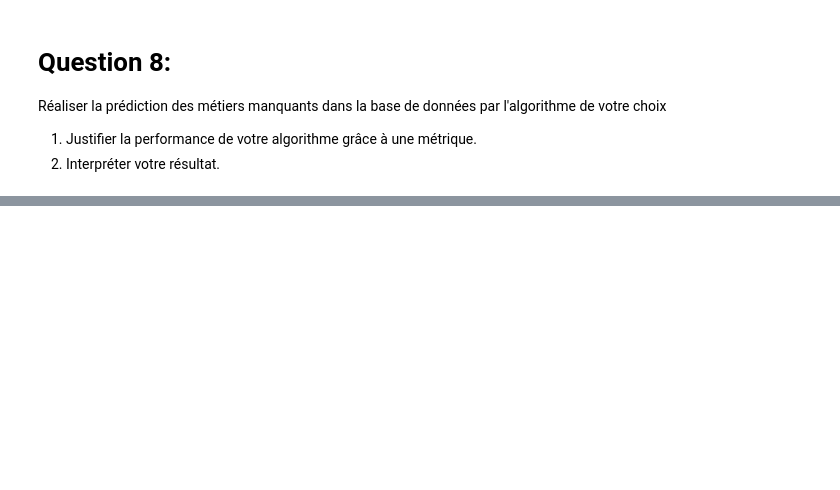
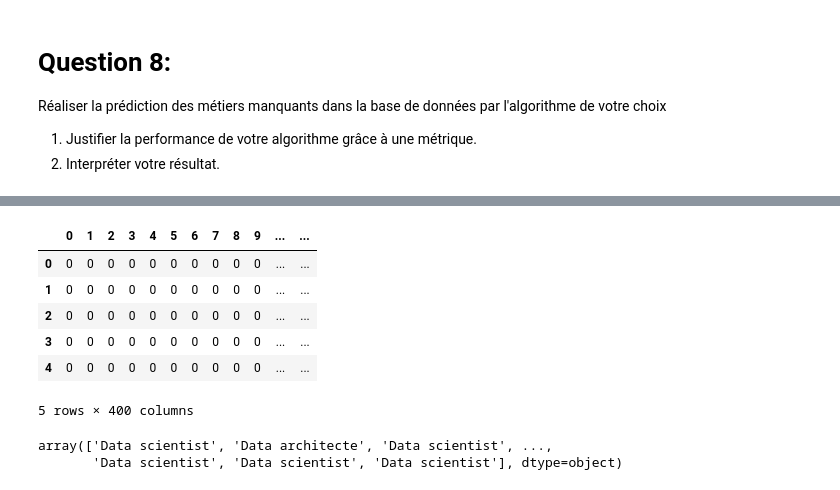
Before and after one commit to ettoreh/equancy-code-test, a Jupyter notebook: test.ipynb, the cells around one changed output, grey strips where cells are left out. Cells and saved outputs as stored; diff of their text form; code cells hidden in the pictures; blank space fills up the shorter version.

```diff
--- a/test.ipynb
+++ b/test.ipynb
@@ -254,0 +264,9 @@ df.head()
+# %%
+# etudier lien variable categorielle avec la colonne a predire
+company = df.pivot_table(
+    index="Metier",
+    columns="Entreprise",
+    values=None,
+    aggfunc="count").Ville.fillna(0)
+
+company
@@ -254,0 +281,7 @@ df.head()
+# %%
+companyOfInterestList = []
+for comp in company.columns:
+    if (company[comp] == company.loc['Data engineer', comp]).all():
+        companyOfInterestList.append(comp)
+
+len(companyOfInterestList)
@@ -393,7 +508,9 @@ pd.DataFrame(preproc.fit_transform(X), columns=columns).head()
 # %%
+from sklearn.cluster import KMeans
+
 pl = Pipeline([
     ('preprocessor', preproc),
-    ('knn', KNeighborsClassifier())
+    ('kmeans', KMeans(n_clusters=4))
 ])
 
 pl.fit(X)
@@ -402,0 +520,8 @@ ValueError: This KNeighborsClassifier estimator requires y to be passed, but the
+# %%
+new = df.copy()
+new['Predictions'] = pl.predict(X)
+new.pivot_table(
+    index="Predictions",
+    columns="Metier",
+    values=None,
+    aggfunc="count").Entreprise.fillna(0)
@@ -407,0 +686,23 @@ Réaliser la prédiction des métiers manquants dans la base de données par l'a
+# %%
+pd.DataFrame(preproc.fit_transform(X)).astype(int).head()
+# %% [output]
+|  | 0 | 1 | 2 | 3 | 4 | 5 | 6 | 7 | 8 | 9 | ... | ... |
+| 0 | 0 | 0 | 0 | 0 | 0 | 0 | 0 | 0 | 0 | 0 | ... | ... |
+| 1 | 0 | 0 | 0 | 0 | 0 | 0 | 0 | 0 | 0 | 0 | ... | ... |
+| 2 | 0 | 0 | 0 | 0 | 0 | 0 | 0 | 0 | 0 | 0 | ... | ... |
+| 3 | 0 | 0 | 0 | 0 | 0 | 0 | 0 | 0 | 0 | 0 | ... | ... |
+| 4 | 0 | 0 | 0 | 0 | 0 | 0 | 0 | 0 | 0 | 0 | ... | ... |
+5 rows × 400 columns
+# %%
+from sklearn.neighbors import KNeighborsClassifier
+
+pl = Pipeline([
+    ('preprocessor', preproc),
+    ('kmeans', KNeighborsClassifier(n_neighbors=7))
+])
+
+pl.fit(X, y)
+pl.predict(X)
+# %% [output]
+array(['Data scientist', 'Data architecte', 'Data scientist', ...,
+       'Data scientist', 'Data scientist', 'Data scientist'], dtype=object)
```
Also changed, not shown: parts of 28 cells of this notebook, 1 other file.
